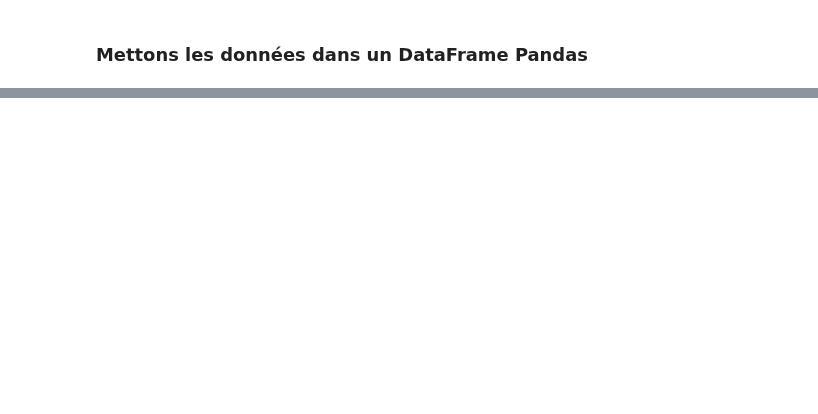
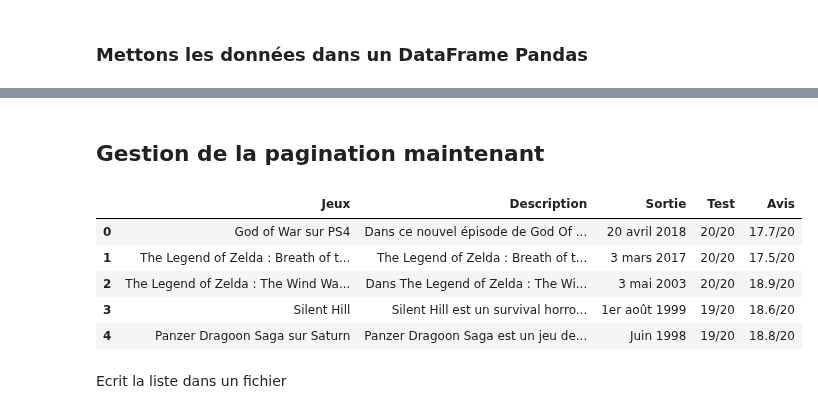
Before and after one commit to valparaizo/python_tutos, a Jupyter notebook: webscraping/wscrap_1.ipynb, the cells around one changed output, grey strips where cells are left out. Saved outputs shown, nothing was run; the diff lists cells and outputs as text; code cells hidden in the pictures; blank space fills up the shorter version.

```diff
--- a/webscraping/wscrap_1.ipynb
+++ b/webscraping/wscrap_1.ipynb
@@ -74,0 +142,22 @@ liste
+# %% [markdown]
+## Gestion de la pagination maintenant
+# %%
+nbPages = 40
+def getPages(_nbPages, _url):
+    liste_finale = pd.DataFrame()
+    for i in range (_nbPages):
+        liste = getPage(_url + '?p=' + str(i+1))
+        liste_finale = pd.concat([liste_finale, liste], ignore_index=True)
+    return liste_finale
+
+liste_totale = getPages(nbPages, 'http://www.jeuxvideo.com/meilleurs/')
+liste_totale.head()
+# %% [output]
+|  | Jeux | Description | Sortie | Test | Avis |
+| 0 | God of War sur PS4 | Dans ce nouvel épisode de God Of ... | 20 avril 2018 | 20/20 | 17.7/20 |
+| 1 | The Legend of Zelda : Breath of t... | The Legend of Zelda : Breath of t... | 3 mars 2017 | 20/20 | 17.5/20 |
+| 2 | The Legend of Zelda : The Wind Wa... | Dans The Legend of Zelda : The Wi... | 3 mai 2003 | 20/20 | 18.9/20 |
+| 3 | Silent Hill | Silent Hill est un survival horro... | 1er août 1999 | 19/20 | 18.6/20 |
+| 4 | Panzer Dragoon Saga sur Saturn | Panzer Dragoon Saga est un jeu de... | Juin 1998 | 19/20 | 18.8/20 |
+# %% [markdown]
+Ecrit la liste dans un fichier
```
Also changed, not shown: parts of 7 cells of this notebook, 1 other file.
